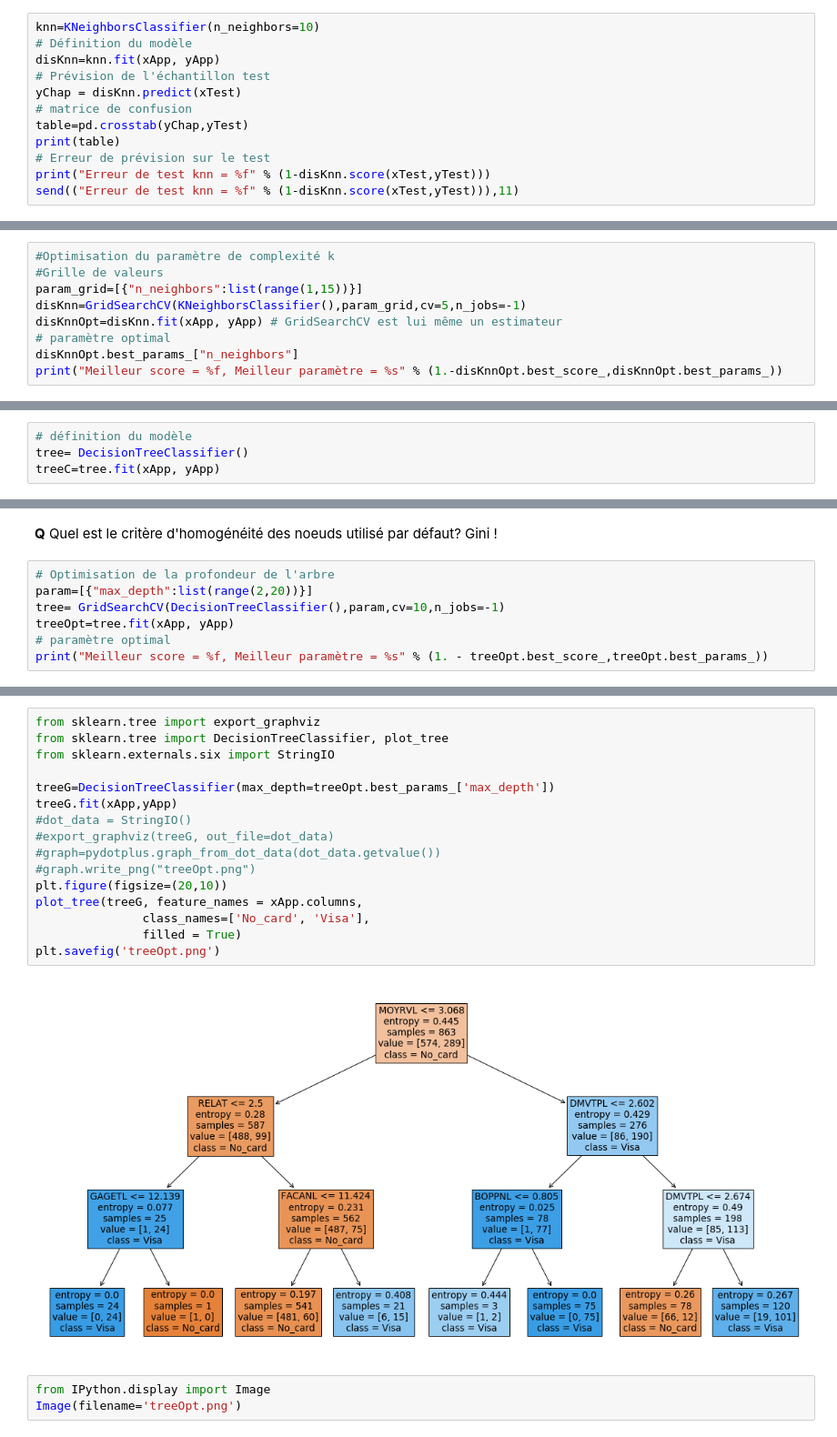
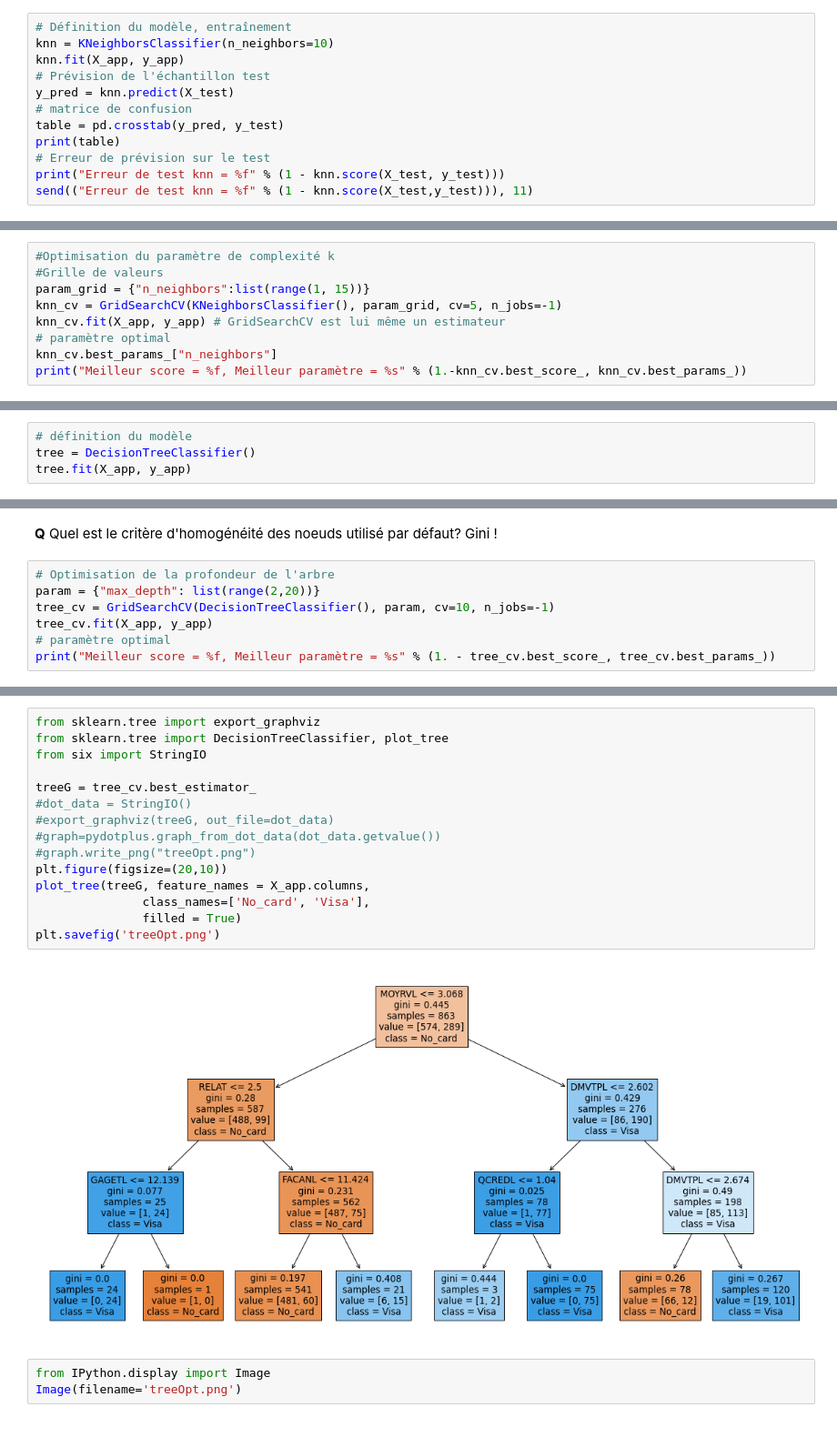
Before and after one commit to adieulev/DSO, a Jupyter notebook: Apprent-Python-Visa-corrigé-complet-DSSP-nb-track-corrigé-complet.ipynb, the cells around one changed output, grey strips where cells are left out. Shown at 91% size. Drawn from its saved outputs; the diff is of its cells as text.

```diff
--- a/Apprent-Python-Visa-corrigé-complet-DSSP-nb-track-corrigé-complet.ipynb
+++ b/Apprent-Python-Visa-corrigé-complet-DSSP-nb-track-corrigé-complet.ipynb
@@ -466,17 +466,17 @@ Erreur de test qda = 0.225000
 # %% [markdown]
 ### K plus proches voisins
 # %%
-knn=KNeighborsClassifier(n_neighbors=10)
-# Définition du modèle
-disKnn=knn.fit(xApp, yApp)
+# Définition du modèle, entraînement
+knn = KNeighborsClassifier(n_neighbors=10)
+knn.fit(X_app, y_app)
 # Prévision de l'échantillon test
-yChap = disKnn.predict(xTest)
+y_pred = knn.predict(X_test)
 # matrice de confusion
-table=pd.crosstab(yChap,yTest)
+table = pd.crosstab(y_pred, y_test)
 print(table)
 # Erreur de prévision sur le test
-print("Erreur de test knn = %f" % (1-disKnn.score(xTest,yTest)))
-send(("Erreur de test knn = %f" % (1-disKnn.score(xTest,yTest))),11)
+print("Erreur de test knn = %f" % (1 - knn.score(X_test, y_test)))
+send(("Erreur de test knn = %f" % (1 - knn.score(X_test,y_test))), 11)
 # %% [output]
 CARVP    0   1
 row_0
@@ -500,10 +487,10 @@ array([0, 0, 0, 0, 0, 0, 0, 0, 0, 0, 1, 1, 0, 0, 0, 0, 0, 0, 0, 0, 0, 0,
 # %%
 #Optimisation du paramètre de complexité k
 #Grille de valeurs
-param_grid=[{"n_neighbors":list(range(1,15))}]
-disKnn=GridSearchCV(KNeighborsClassifier(),param_grid,cv=5,n_jobs=-1)
-disKnnOpt=disKnn.fit(xApp, yApp) # GridSearchCV est lui même un estimateur
+param_grid = {"n_neighbors":list(range(1, 15))}
+knn_cv = GridSearchCV(KNeighborsClassifier(), param_grid, cv=5, n_jobs=-1)
+knn_cv.fit(X_app, y_app) # GridSearchCV est lui même un estimateur
 # paramètre optimal
-disKnnOpt.best_params_["n_neighbors"]
-print("Meilleur score = %f, Meilleur paramètre = %s" % (1.-disKnnOpt.best_score_,disKnnOpt.best_params_))
+knn_cv.best_params_["n_neighbors"]
+print("Meilleur score = %f, Meilleur paramètre = %s" % (1.-knn_cv.best_score_, knn_cv.best_params_))
 # %% [output]
@@ -547,5 +535,5 @@ Les arbres binaires de décision concurrencent la régression logistique et gard
 from sklearn.tree import DecisionTreeClassifier
 # %%
 # définition du modèle
-tree= DecisionTreeClassifier()
-treeC=tree.fit(xApp, yApp)
+tree = DecisionTreeClassifier()
+tree.fit(X_app, y_app)
@@ -563,9 +548,9 @@ DecisionTreeClassifier(class_weight=None, criterion='gini', max_depth=None,
 Gini !
 # %%
 # Optimisation de la profondeur de l'arbre
-param=[{"max_depth":list(range(2,20))}]
-tree= GridSearchCV(DecisionTreeClassifier(),param,cv=10,n_jobs=-1)
-treeOpt=tree.fit(xApp, yApp)
+param = {"max_depth": list(range(2,20))}
+tree_cv = GridSearchCV(DecisionTreeClassifier(), param, cv=10, n_jobs=-1)
+tree_cv.fit(X_app, y_app)
 # paramètre optimal
-print("Meilleur score = %f, Meilleur paramètre = %s" % (1. - treeOpt.best_score_,treeOpt.best_params_))
+print("Meilleur score = %f, Meilleur paramètre = %s" % (1. - tree_cv.best_score_, tree_cv.best_params_))
 # %% [output]
@@ -586,21 +571,20 @@ Erreur de test tree qualitatif = 0.160000
 # %%
 from sklearn.tree import export_graphviz
 from sklearn.tree import DecisionTreeClassifier, plot_tree
-from sklearn.externals.six import StringIO
+from six import StringIO
 
-treeG=DecisionTreeClassifier(max_depth=treeOpt.best_params_['max_depth'])
-treeG.fit(xApp,yApp)
+treeG = tree_cv.best_estimator_
 #dot_data = StringIO()
 #export_graphviz(treeG, out_file=dot_data)
 #graph=pydotplus.graph_from_dot_data(dot_data.getvalue())
 #graph.write_png("treeOpt.png")
 plt.figure(figsize=(20,10))
-plot_tree(treeG, feature_names = xApp.columns,
+plot_tree(treeG, feature_names = X_app.columns,
                class_names=['No_card', 'Visa'],
                filled = True)
 plt.savefig('treeOpt.png')
 # %% [output]
-[figure, old version]
+[figure, new version]
 # %%
 from IPython.display import Image
 Image(filename='treeOpt.png')
```
Also changed, not shown: parts of 30 cells of this notebook.
